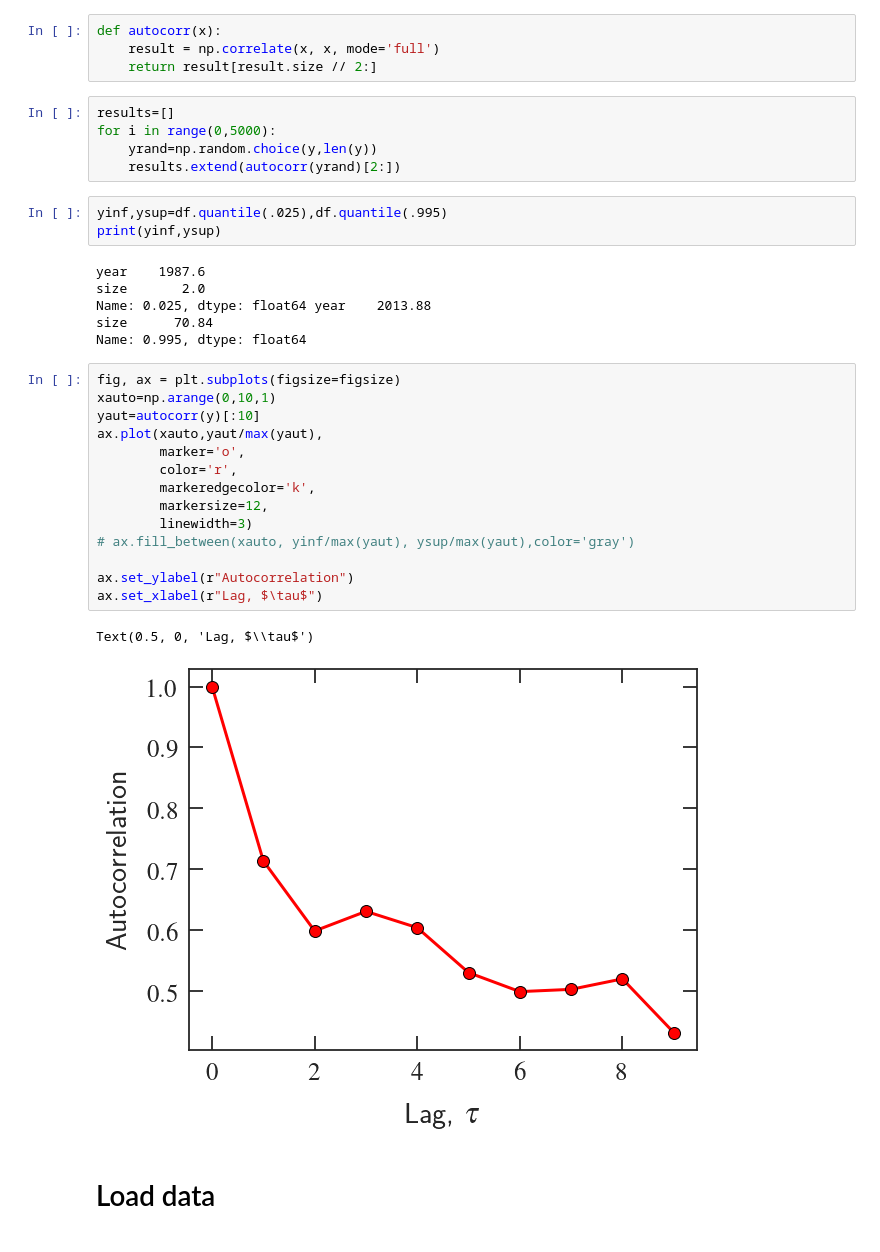
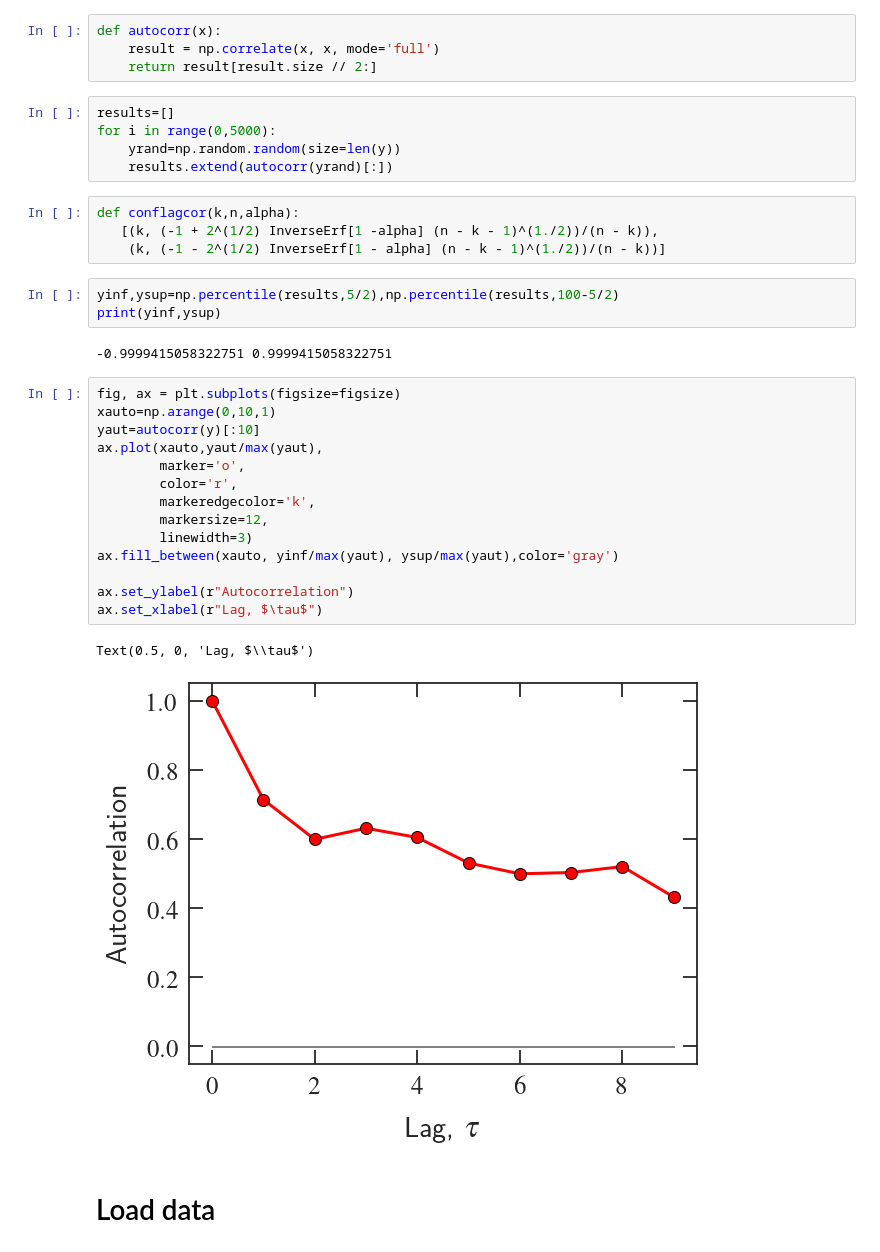
Before and after one commit to lgaalves/AppliedMathSchoolLectures, a Jupyter notebook: day-6-complex-network-analysis-of-corruption/03 - Corruption Network.ipynb, the cells around one changed output. Cells and saved outputs as stored; diff of their text form.

```diff
--- a/day-6-complex-network-analysis-of-corruption/03 - Corruption Network.ipynb
+++ b/day-6-complex-network-analysis-of-corruption/03 - Corruption Network.ipynb
@@ -298,34 +298,34 @@ def autocorr(x):
 # %%
 results=[]
 for i in range(0,5000):
-    yrand=np.random.choice(y,len(y))
-    results.extend(autocorr(yrand)[2:])
+    yrand=np.random.random(size=len(y))
+    results.extend(autocorr(yrand)[:])
-# %%
-yinf,ysup=df.quantile(.025),df.quantile(.995)
-print(yinf,ysup)
-# %% [output]
-year    1987.6
-size       2.0
-Name: 0.025, dtype: float64 year    2013.88
-size      70.84
-Name: 0.995, dtype: float64
+# %%
+def conflagcor(k,n,alpha):
+   [(k, (-1 + 2^(1/2) InverseErf[1 -alpha] (n - k - 1)^(1./2))/(n - k)),
+    (k, (-1 - 2^(1/2) InverseErf[1 - alpha] (n - k - 1)^(1./2))/(n - k))]
+# %%
+yinf,ysup=np.percentile(results,5/2),np.percentile(results,100-5/2)
+print(yinf,ysup)
+# %% [output]
+-0.9999415058322751 0.9999415058322751
 # %%
 fig, ax = plt.subplots(figsize=figsize)
 xauto=np.arange(0,10,1)
 yaut=autocorr(y)[:10]
 ax.plot(xauto,yaut/max(yaut),
         marker='o',
         color='r',
         markeredgecolor='k',
         markersize=12,
         linewidth=3)
-# ax.fill_between(xauto, yinf/max(yaut), ysup/max(yaut),color='gray')
+ax.fill_between(xauto, yinf/max(yaut), ysup/max(yaut),color='gray')
 
 ax.set_ylabel(r"Autocorrelation")
 ax.set_xlabel(r"Lag, $\tau$")
 # %% [output]
 Text(0.5, 0, 'Lag, $\\tau$')
-[figure, old version]
+[figure, new version]
 # %% [markdown]
 # Load data
 # %%
```
Also changed, not shown: parts of 31 cells of this notebook.
